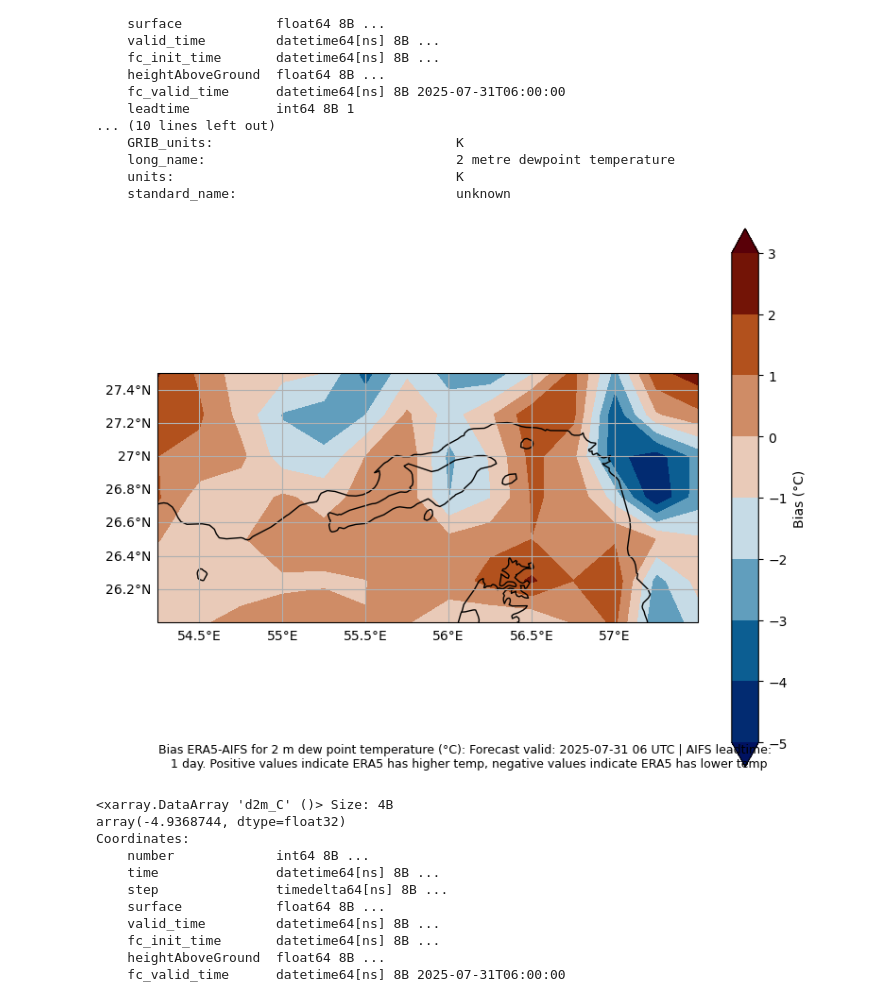
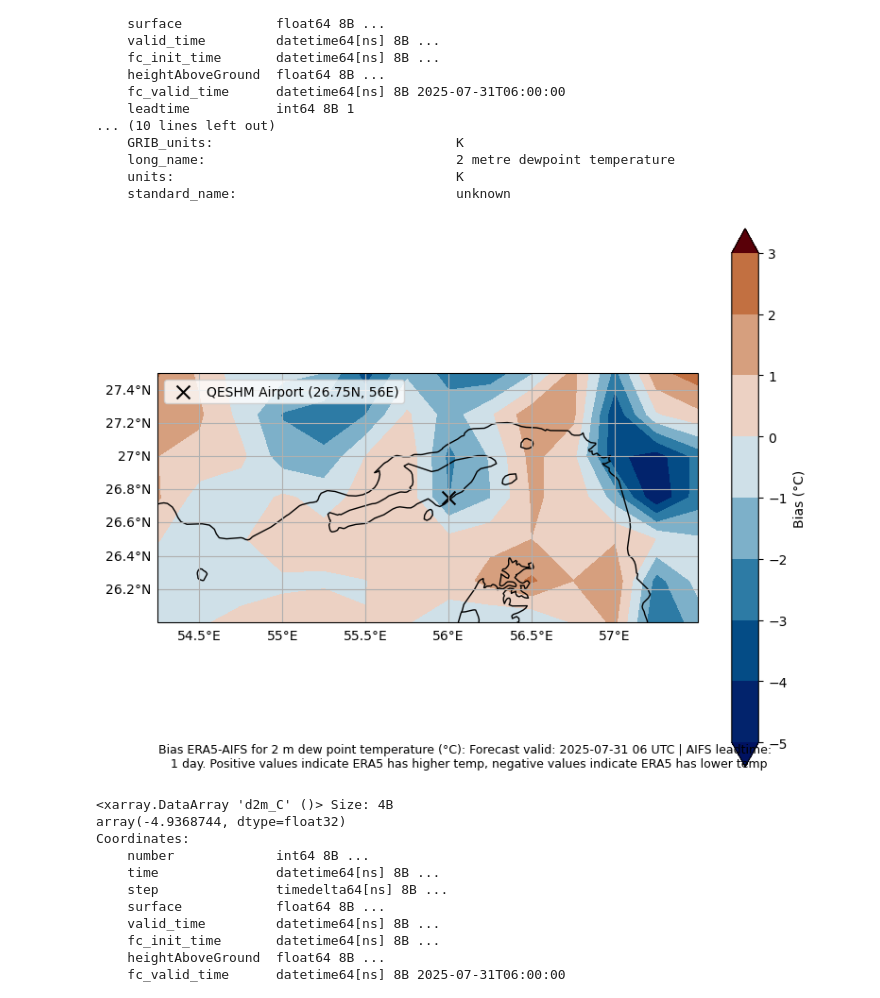
Before and after one commit to sofiehedetoft/Iran-project, a Jupyter notebook: Sofie/Results_Sofie_v5.ipynb, the cells around one changed output. Saved outputs shown, nothing was run; the diff lists cells and outputs as text; code cells hidden in the pictures.

```diff
--- a/Sofie/Results_Sofie_v5.ipynb
+++ b/Sofie/Results_Sofie_v5.ipynb
@@ -19,7 +19,7 @@ ds_AIFS_sfc=xr.open_dataset('/Users/sofiehedetoft/Library/CloudStorage/OneDrive-
 ds_AIFS_sfc=ds_AIFS_sfc.assign(d2m_C=lambda ds_AIFS_sfc: (ds_AIFS_sfc.d2m-273.15))
 ds_AIFS_pl=ds_AIFS_pl.assign(t_C=lambda ds_AIFS_pl: (ds_AIFS_pl.t-273.15))
 ds_ERA5_pl=ds_ERA5_pl.assign(t_C=lambda ds_ERA5_pl: (ds_ERA5_pl.t-273.15))
-ds_ERA5_sfc=ds_ERA5_sfc.assign(d2m_C=lambda ds_ERA5_sfc: (ds_ERA5_sfc.d2m-273.15))
+ds_ERA5_sfc_nosubset=ds_ERA5_sfc.assign(d2m_C=lambda ds_ERA5_sfc: (ds_ERA5_sfc.d2m-273.15))
 # %%
 #change from K to C in the variable description of units for all 4
 # ds_ERA5_pl.t_C.GRIB_units
@@ -56,9 +148,9 @@ Coordinates:
 ## Set area
 # %%
 ds_ERA5_pl=ds_ERA5_pl.sel(latitude=slice(27.5,26), longitude=slice(54.25,57.5))
-ds_ERA5_sfc=ds_ERA5_sfc.sel(latitude=slice(27.5,26), longitude=slice(54.25,57.5))
+ds_ERA5_sfc=ds_ERA5_sfc_nosubset.sel(latitude=slice(27.5,26), longitude=slice(54.25,57.5))
 ds_AIFS_pl=ds_AIFS_pl.sel(latitude=slice(27.5,26), longitude=slice(54.25,57.5))
 ds_AIFS_sfc=ds_AIFS_sfc.sel(latitude=slice(27.5,26), longitude=slice(54.25,57.5))
 
-ds_AIFS_pl
+ds_ERA5_sfc
 # %% [output]
@@ -857,44 +981,44 @@ for dim in ["valid_time", "time", "step", "leadtime", "ensemble_members", "numbe
 absmax = np.nanmax(np.abs(bias_plot.values))
 norm = mcolors.TwoSlopeNorm(vmin=-absmax, vcenter=0, vmax=absmax)
 
-levels = np.linspace(-absmax, absmax, 10)
-levels=[-5,-4,-3, -2, -1, 0, 1, 2, 3] #change the levels to make the colors more distinct
-
-
-# V_levels = np.arange(-11, 6, 0.2)
+# Create symmetric levels centered at 0
+levels = [-5, -4, -3, -2, -1, 0, 1, 2, 3]
 
 fig, ax = plt.subplots(1, 1, figsize=(8, 6), subplot_kw={"projection": map_projection})
 
 cf = ax.contourf(
     bias_plot.longitude,
     bias_plot.latitude,
     bias_plot,
     levels=levels,
+    norm=norm,
     cmap=cm.vik,
     transform=map_projection,
     extend="both"
 )
 
 ax.add_feature(cfeature.COASTLINE, linestyle='-')
 ax.add_feature(cfeature.BORDERS)
+ax.scatter(56, 26.75, color='black', marker='x', s=100, label='QESHM Airport (26.75N, 56E)', transform=map_projection)
+ax.legend(loc='upper left')
 gl = ax.gridlines(draw_labels=True)
 gl.top_labels = False
 gl.right_labels = False
 
 #ax.set_title("Bias ERA5-AIFS for 2 m dew point temperature (°C)", fontsize=11)
 fig.colorbar(cf, ax=ax, label="Bias (°C)")
 
 fig.text(
     0.5, 0.02,
     "Bias ERA5-AIFS for 2 m dew point temperature (°C): Forecast valid: 2025-07-31 06 UTC | AIFS leadtime:  \n"
     "1 day. Positive values indicate ERA5 has higher temp, negative values indicate ERA5 has lower temp",
     ha="center", va="bottom", fontsize=9
 )
 
 plt.tight_layout(rect=[0, 0.06, 1, 1])  # leave space at bottom for fig.text
 plt.tight_layout()
 # %% [output]
-[figure, old version]
+[figure, new version]
 # %%
 bias_plot.min()
 # %% [output]
```
Also changed, not shown: parts of 23 cells of this notebook, 3 other files.
